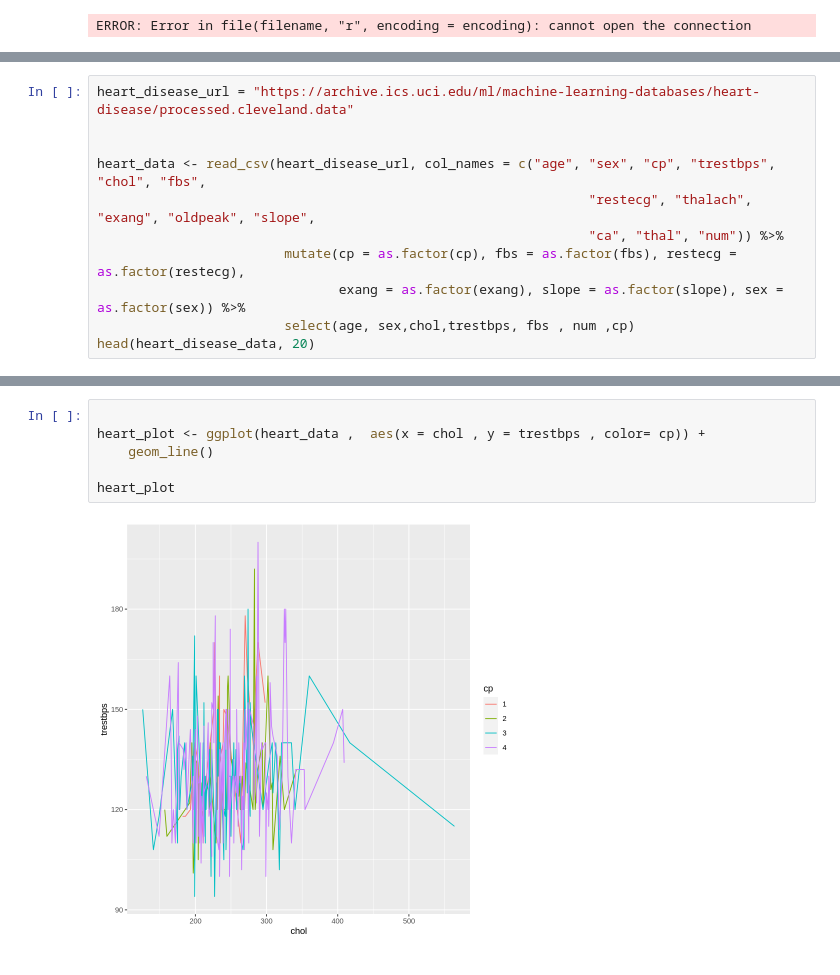
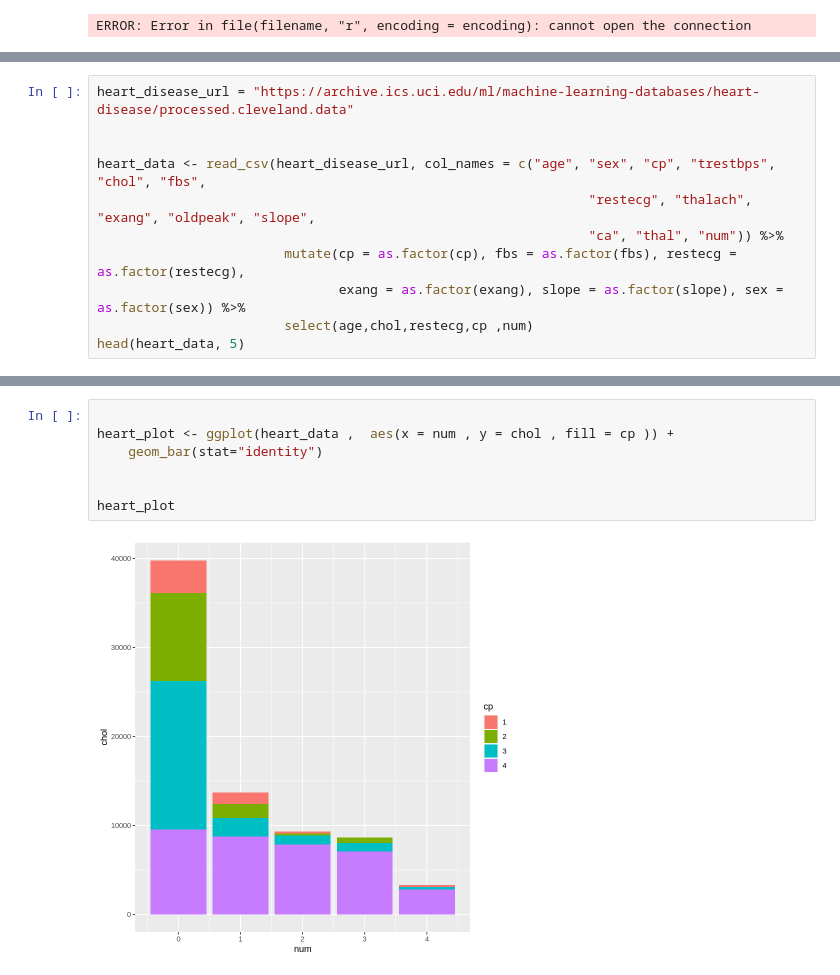
Before and after one commit to abnerbal/Heart_Disease_Predictor, a Jupyter notebook: heart_data.ipynb, the cells around one changed output, grey strips where cells are left out. Cells and saved outputs as stored; diff of their text form.

Commit message:
graphs and count added

```diff
--- a/heart_data.ipynb
+++ b/heart_data.ipynb
@@ -36,8 +59,8 @@ heart_data <- read_csv(heart_disease_url, col_names = c("age", "sex", "cp", "tre
                                                                "ca", "thal", "num")) %>%
                         mutate(cp = as.factor(cp), fbs = as.factor(fbs), restecg = as.factor(restecg),
                                exang = as.factor(exang), slope = as.factor(slope), sex = as.factor(sex)) %>%
-                        select(age, sex,chol,trestbps, fbs , num ,cp)
-head(heart_disease_data, 20)
+                        select(age,chol,restecg,cp ,num)
+head(heart_data, 5)
 # %% [output]
 Parsed with column specification:
 cols(
@@ -69,8 +129,9 @@ A tibble: 20 × 5
 # %%
 
-heart_plot <- ggplot(heart_data ,  aes(x = chol , y = trestbps , color= cp)) +
-    geom_line()
+heart_plot <- ggplot(heart_data ,  aes(x = num , y = chol , fill = cp )) +
+    geom_bar(stat="identity")
+
 
 heart_plot
 # %% [output]
-[figure, old version]
+[figure, new version]
```
Also changed, not shown: parts of 10 cells of this notebook.
